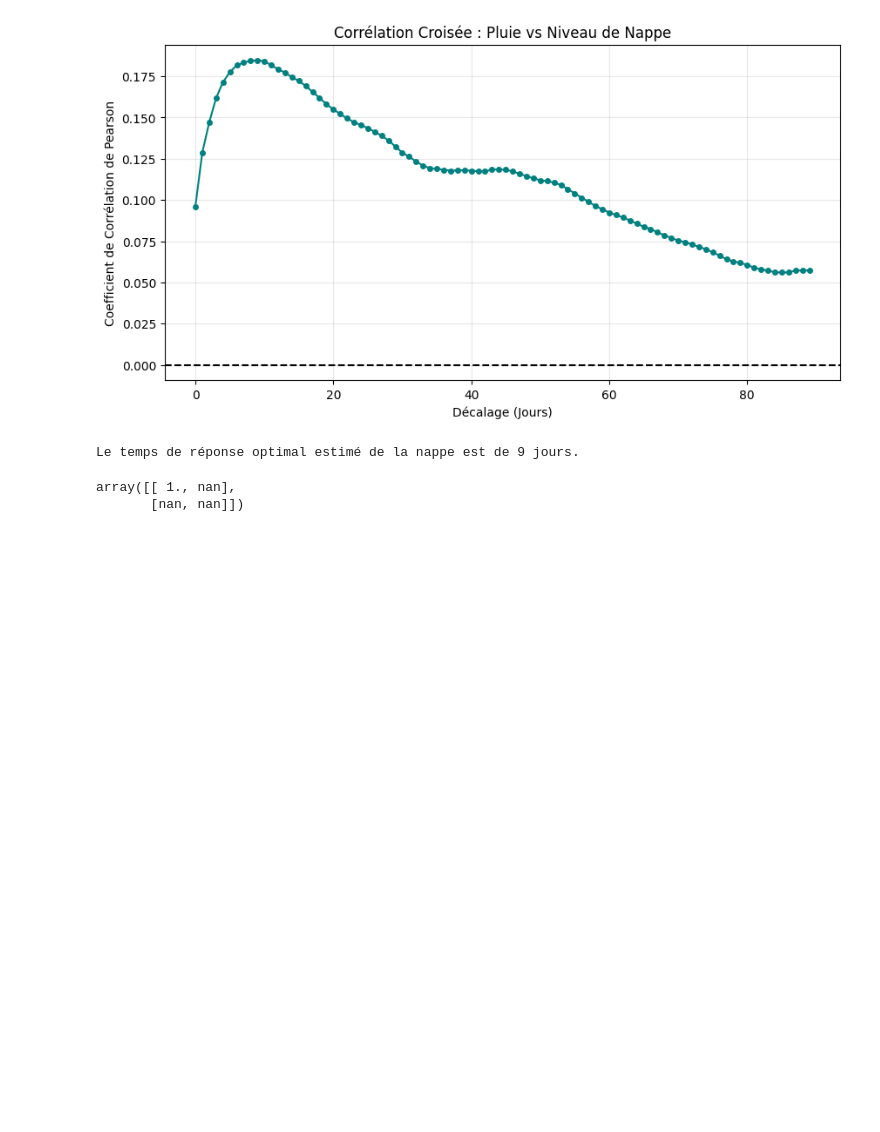
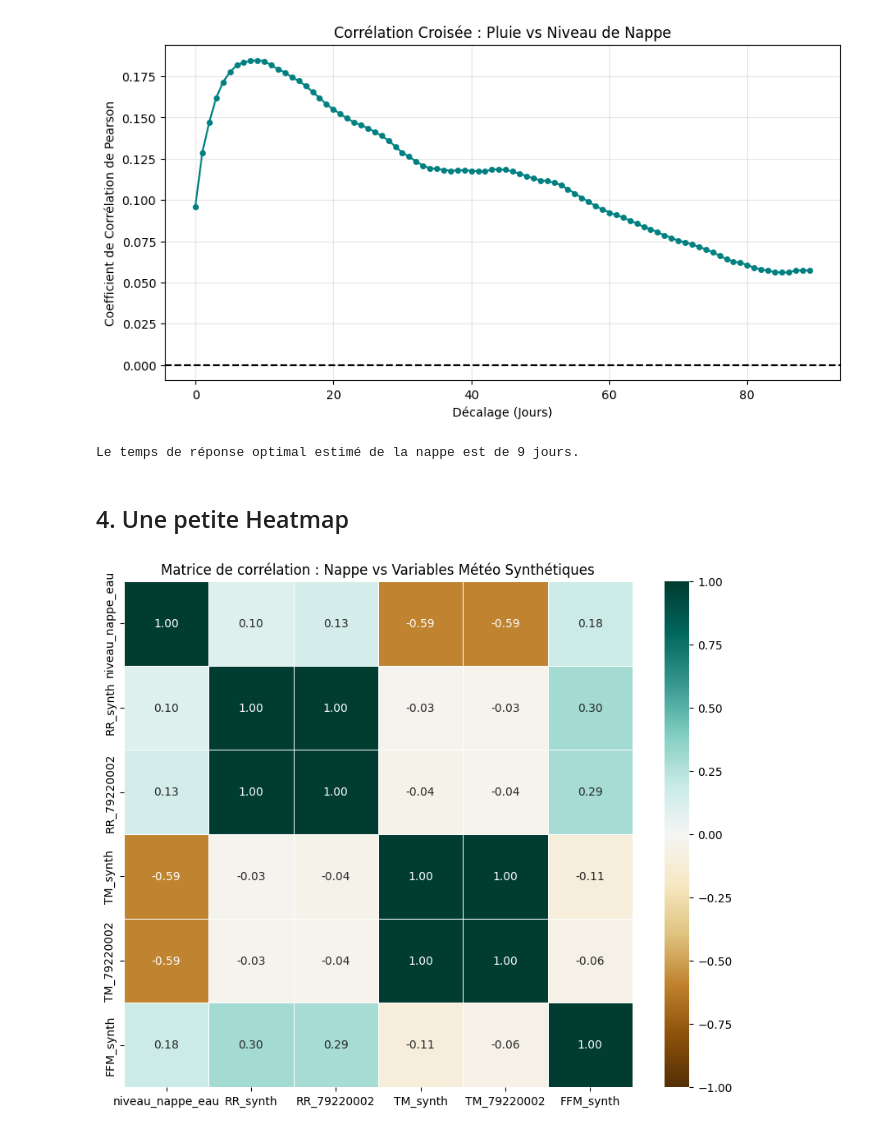
Before and after one commit to charourou/Projet_Hydrosense, a Jupyter notebook: notebooks/meteo_MRI.ipynb, the cells around one changed output. Cells and saved outputs as stored; diff of their text form; code cells hidden in the pictures; blank space fills up the shorter version.

```diff
--- a/notebooks/meteo_MRI.ipynb
+++ b/notebooks/meteo_MRI.ipynb
@@ -216,10 +242,30 @@ print(f"Le temps de réponse optimal estimé de la nappe est de {best_lag} jours
 # %% [output]
 [figure]
 Le temps de réponse optimal estimé de la nappe est de 9 jours.
+# %% [markdown]
+## 4. Une petite Heatmap
 # %%
-import numpy as np
-np.corrcoef(df_final['niveau_nappe_eau'].diff().dropna(),
-            df_final['RR_79220002'].iloc[:-1])
+# 1. Calcul de la matrice de corrélation
+# On sélectionne uniquement les colonnes numériques pertinentes
+cols_to_corr = ['niveau_nappe_eau', 'RR_synth', 'RR_79220002', 'TM_synth', 'TM_79220002','FFM_synth']
+corr_mat = df_final[cols_to_corr].corr()
+
+# 2. Configuration de la figure
+plt.figure(figsize=(10, 8))
+
+# 3. Création de la Heatmap
+sns.heatmap(
+    corr_mat,
+    vmin=-1,
+    vmax=1,
+    cmap='BrBG',
+    linewidths=.5,
+    annot=True,
+    annot_kws={"size": 10},
+    fmt=".2f" # Pour limiter à 2 décimales et garder la lisibilité
+)
+
+plt.title("Matrice de corrélation : Nappe vs Variables Météo Synthétiques")
+plt.show()
 # %% [output]
-array([[ 1., nan],
-       [nan, nan]])
+[figure, added]
```
Also changed, not shown: parts of 1 cell of this notebook.
